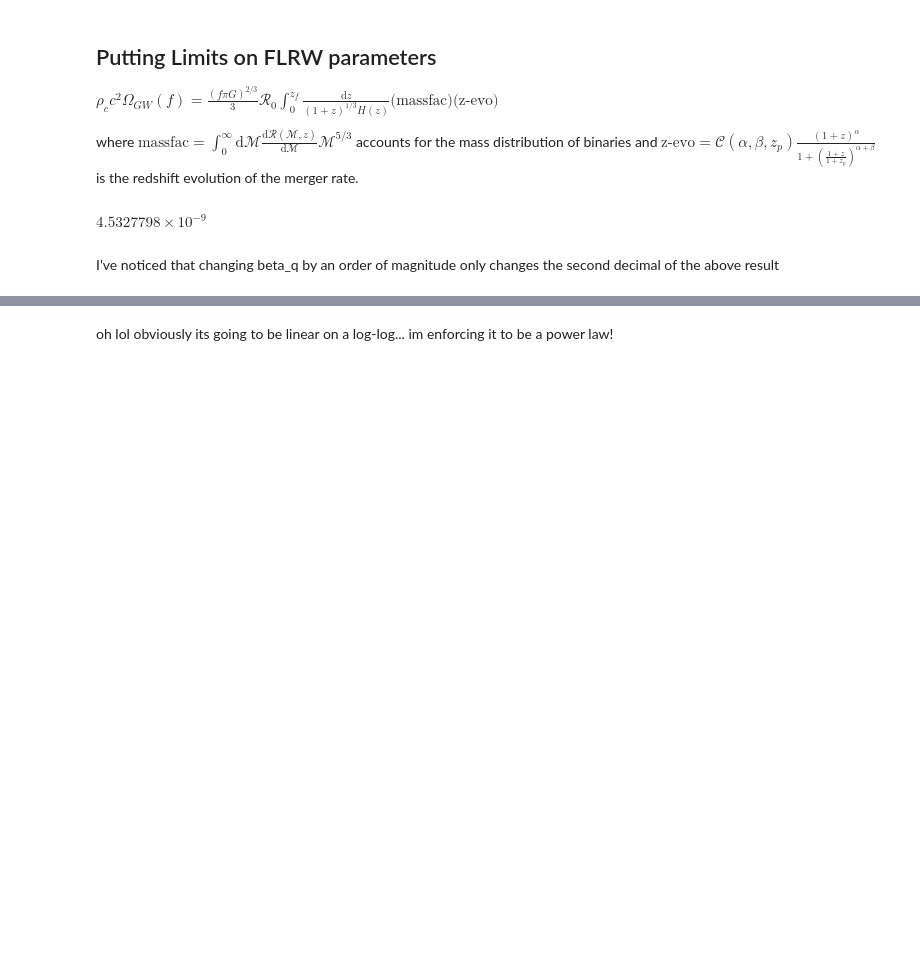
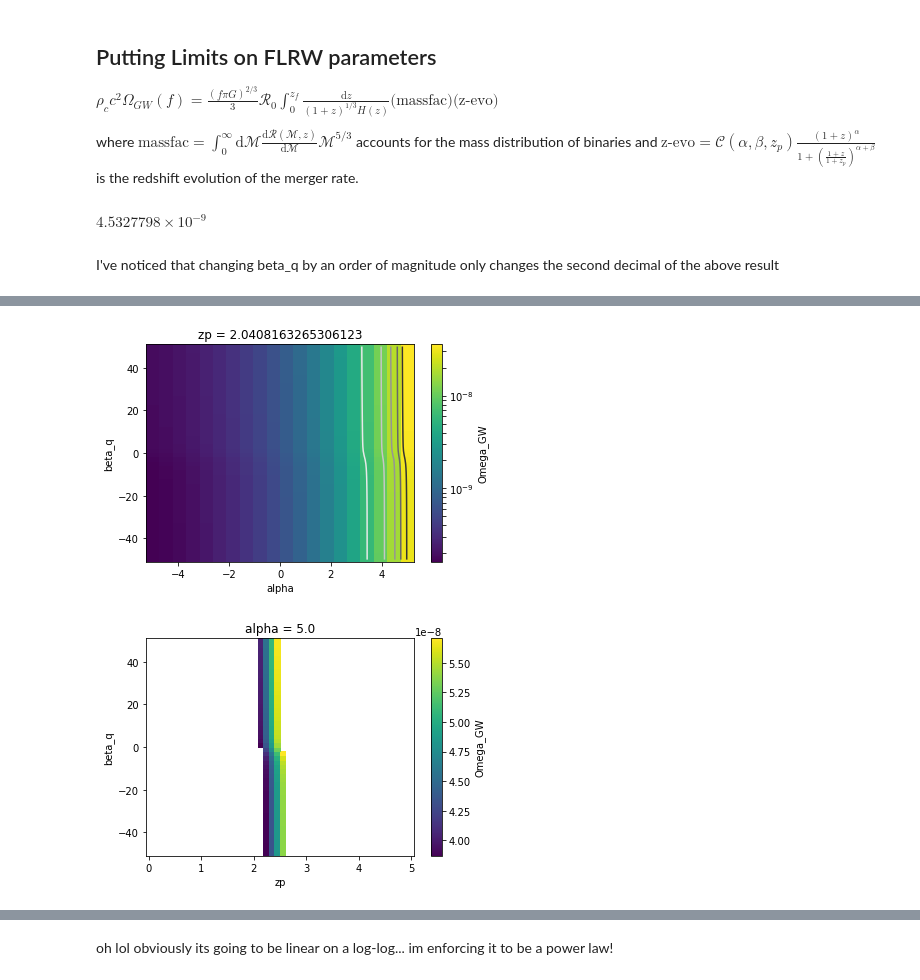
Before and after one commit to afarah18/stochastic_cosmo, a Jupyter notebook: horizon_dist_calculator.ipynb, the cells around one changed output, grey strips where cells are left out. Cells and saved outputs as stored; diff of their text form; code cells hidden in the pictures; blank space fills up the shorter version.

```diff
--- a/horizon_dist_calculator.ipynb
+++ b/horizon_dist_calculator.ipynb
@@ -260,0 +295,16 @@ plt.show()
+# %%
+# plot space where omega_Gw is below the limit
+Omega_xr.sel(zp=2, method='nearest').plot.imshow(norm=LogNorm())
+Omega_xr.where(Omega_xr.data < OmegaGW_limit).sel(zp=2, method='nearest').plot.contour(cmap='Greys')
+plt.show()
+
+#plot values where omega_GW is at/near the limit
+Omega_xr.where(np.logical_and(Omega_xr.data > OmegaGW_limit-1e-8,
+                              Omega_xr.data < OmegaGW_limit+1e-8)
+              ).sel(alpha=5,method='nearest').plot() #shouts and murmurs constrains alpha to be ~5 so lets use this for now
+plt.show()
+#again this shows a much greater ability to constrain the redshift evolution params than the pairing function param:
+#contours are basically vertical, only change is for a negative or positive beta_q
+# %% [output]
+[figure, added]
+[figure, added]
```
Also changed, not shown: parts of 14 cells of this notebook.
